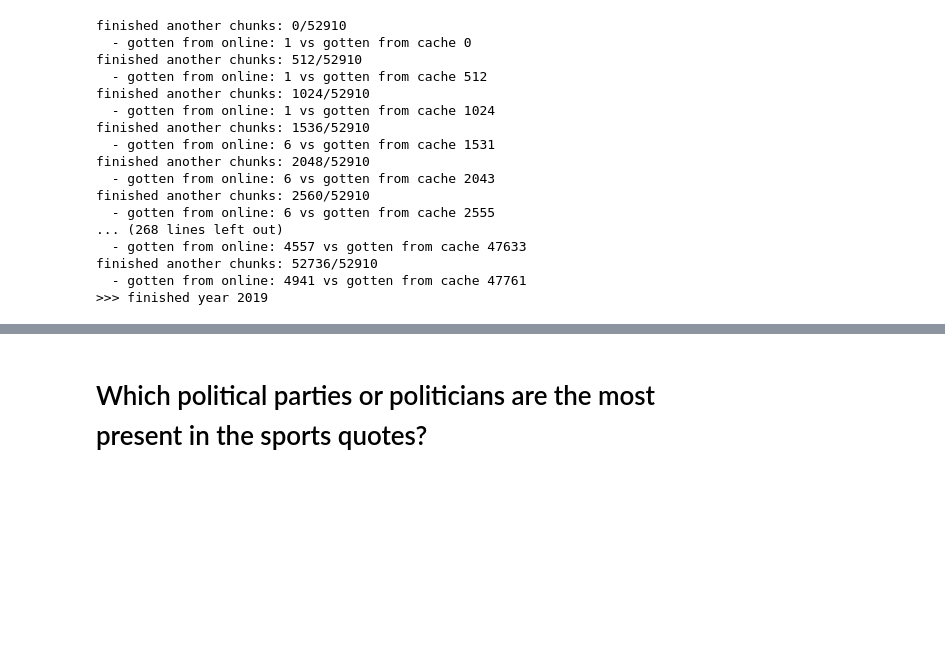
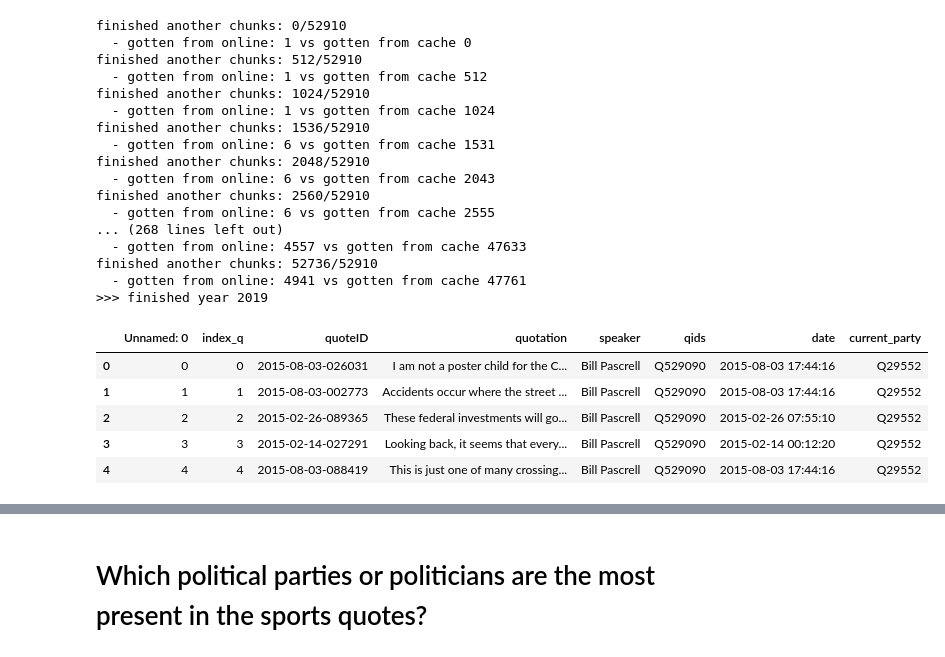
Before and after one commit to epfl-ada/ada-2021-project-gag, a Jupyter notebook: Fran.ipynb, the cells around one changed output, grey strips where cells are left out. Cells and saved outputs as stored; diff of their text form; code cells hidden in the pictures; blank space fills up the shorter version.

```diff
--- a/Fran.ipynb
+++ b/Fran.ipynb
@@ -120,3 +393,20 @@ finished another chunks: 2560/52910
 finished another chunks: 52736/52910
   - gotten from online: 4941 vs gotten from cache 47761
 >>> finished year 2019
+# %%
+# Load the dataset with parties
+
+df_sep = map(
+    lambda y: pd.read_csv(f'quotes_by_politician_with_party/{str(y)}.csv'),
+    range(2015, 2021)
+)
+df = pd.concat(df_sep)
+df.reset_index(inplace=True, drop=True)
+df.head()
+# %% [output]
+|  | Unnamed: 0 | index_q | quoteID | quotation | speaker | qids | date | current_party |
+| 0 | 0 | 0 | 2015-08-03-026031 | I am not a poster child for the C... | Bill Pascrell | Q529090 | 2015-08-03 17:44:16 | Q29552 |
+| 1 | 1 | 1 | 2015-08-03-002773 | Accidents occur where the street ... | Bill Pascrell | Q529090 | 2015-08-03 17:44:16 | Q29552 |
+| 2 | 2 | 2 | 2015-02-26-089365 | These federal investments will go... | Bill Pascrell | Q529090 | 2015-02-26 07:55:10 | Q29552 |
+| 3 | 3 | 3 | 2015-02-14-027291 | Looking back, it seems that every... | Bill Pascrell | Q529090 | 2015-02-14 00:12:20 | Q29552 |
+| 4 | 4 | 4 | 2015-08-03-088419 | This is just one of many crossing... | Bill Pascrell | Q529090 | 2015-08-03 17:44:16 | Q29552 |
```
Also changed, not shown: parts of 12 cells of this notebook.
